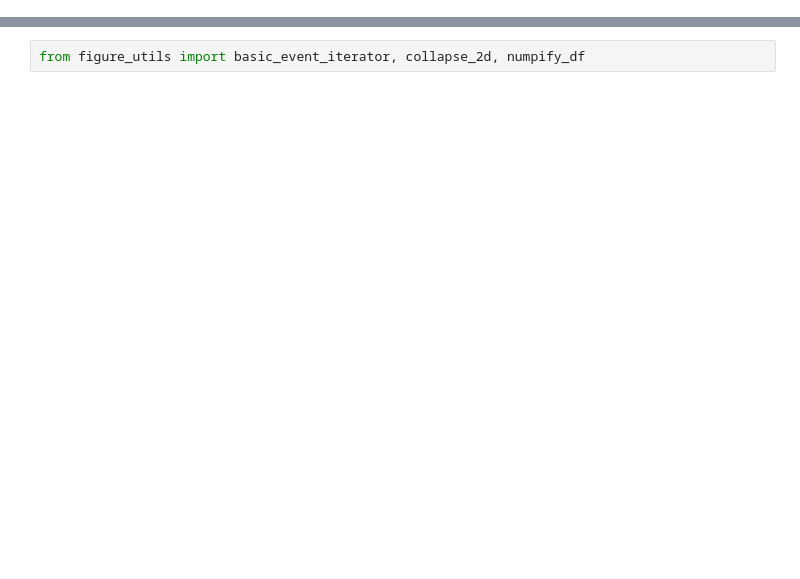
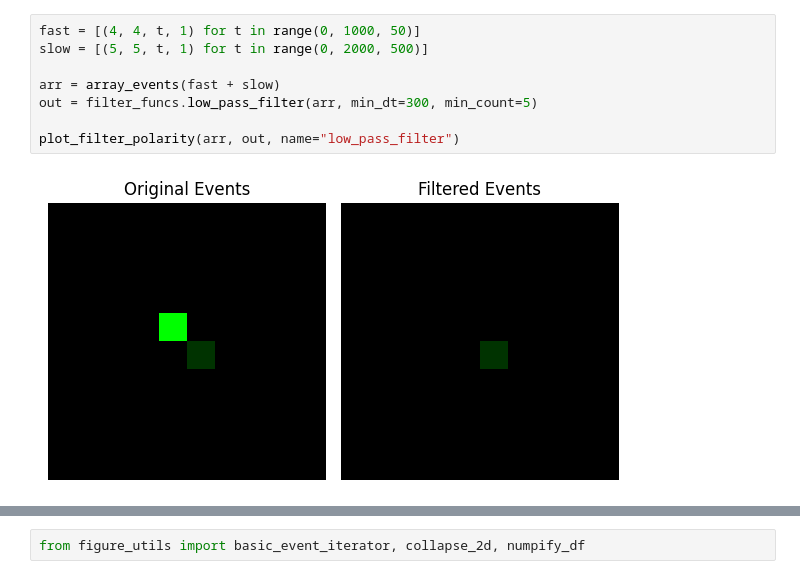
Before and after one commit to Harrison-Oatman/EventCamProcessing, a Jupyter notebook: figures/filter_figures.ipynb, the cells around one changed output, grey strips where cells are left out. Saved outputs shown, nothing was run; the diff lists cells and outputs as text; blank space fills up the shorter version.

```diff
--- a/figures/filter_figures.ipynb
+++ b/figures/filter_figures.ipynb
@@ -7,0 +60,10 @@ import tifffile
+# %%
+fast = [(4, 4, t, 1) for t in range(0, 1000, 50)]
+slow = [(5, 5, t, 1) for t in range(0, 2000, 500)]
+
+arr = array_events(fast + slow)
+out = filter_funcs.low_pass_filter(arr, min_dt=300, min_count=5)
+
+plot_filter_polarity(arr, out, name="low_pass_filter")
+# %% [output]
+[figure, added]
```
Also changed, not shown: parts of 10 cells of this notebook, 10 other files.
